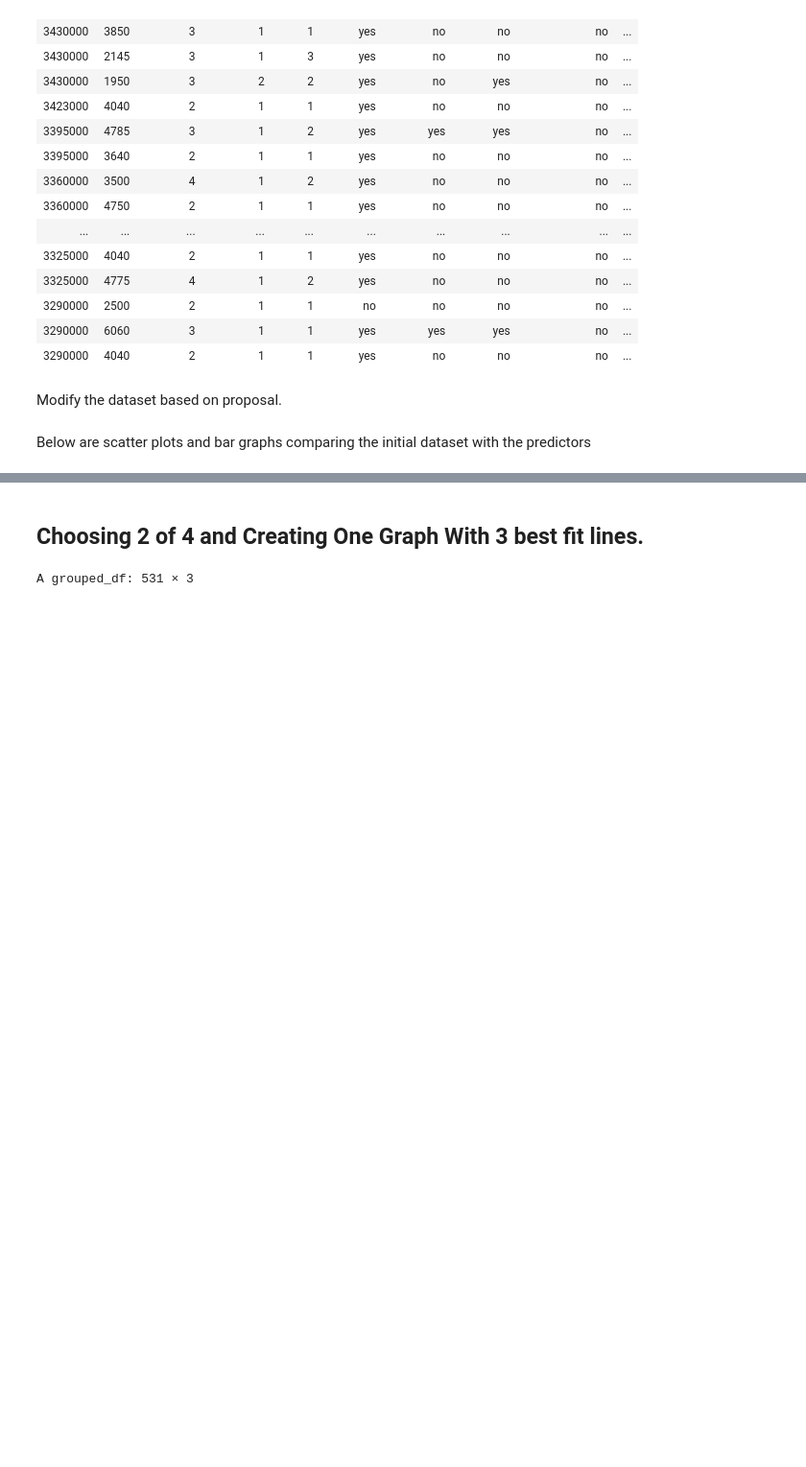
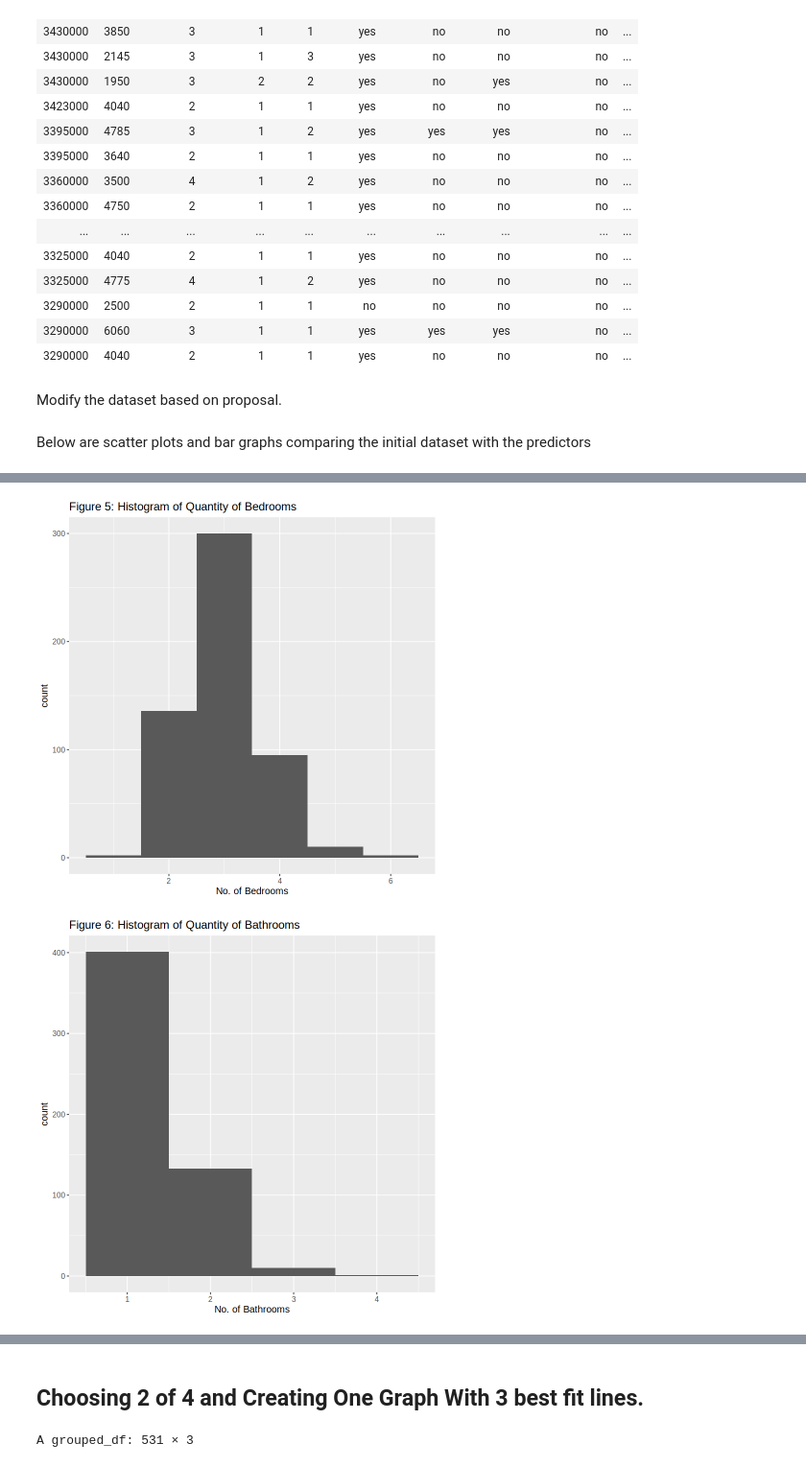
Before and after one commit to jio7887oij/dsci-100-009-1, a Jupyter notebook: FinalProjectVersion2.ipynb, the cells around one changed output, grey strips where cells are left out. Shown at 96% size. Cells and saved outputs as stored; diff of their text form; code cells hidden in the pictures; blank space fills up the shorter version.

```diff
--- a/FinalProjectVersion2.ipynb
+++ b/FinalProjectVersion2.ipynb
@@ -119,0 +121,23 @@ preview_4
+# %%
+set.seed(9999)
+bedroom_hg <-  ggplot(Housing, aes(x = bedrooms)) +
+  geom_histogram(binwidth = 1) +
+  ggtitle("Figure 5: Histogram of Quantity of Bedrooms") +
+  xlab("No. of Bedrooms") +
+  theme(text = element_text(size = 12))
+bedroom_hg
+bathroom_hg <-  ggplot(Housing, aes(x = bathrooms)) +
+  geom_histogram(binwidth = 1) +
+  ggtitle("Figure 6: Histogram of Quantity of Bathrooms") +
+  xlab("No. of Bathrooms") +
+  theme(text = element_text(size = 12))
+bathroom_hg
+stories_hg <-  ggplot(Housing, aes(x = stories)) +
+  geom_histogram(binwidth = 1) +
+  ggtitle("Figure 7: Histogram of Quantity of Stories") +
+  xlab("No. of Stories") +
+  theme(text = element_text(size = 12))
+stories_hg
+# %% [output]
+[figure, added]
+[figure, added]
```
Also changed, not shown: parts of 6 cells of this notebook.
